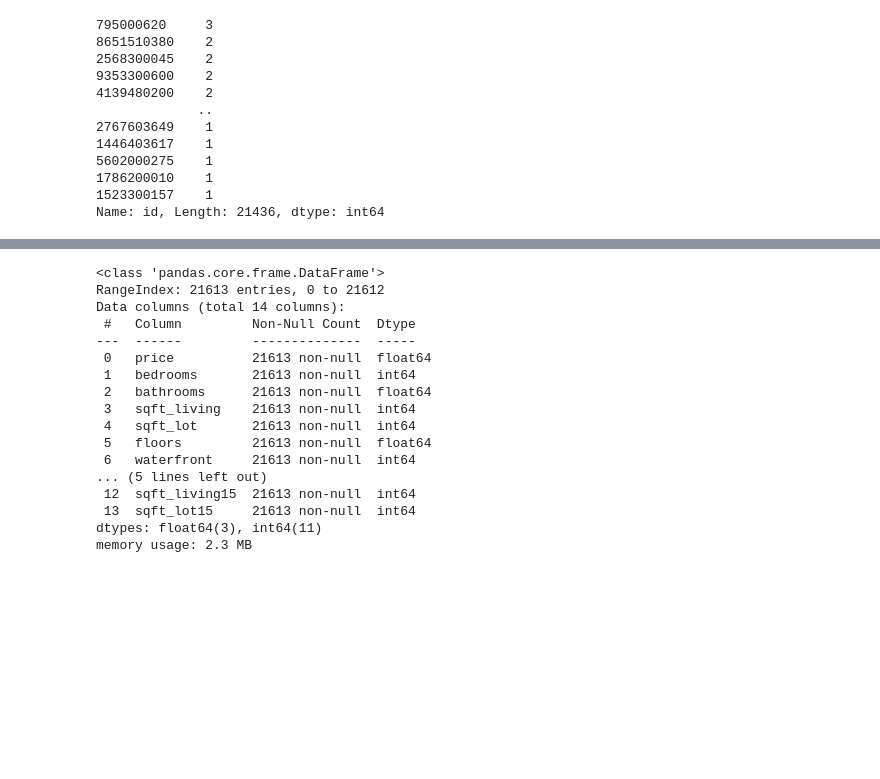
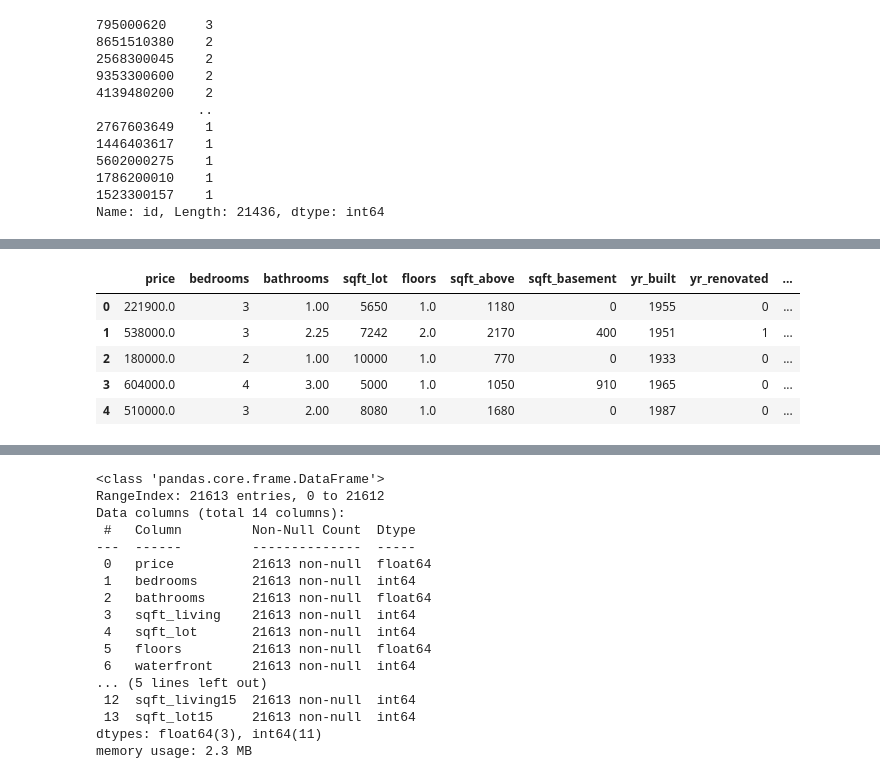
Before and after one commit to fprieto8111/MidTermProject, a Jupyter notebook: MidTermProject.ipynb, the cells around one changed output, grey strips where cells are left out. Saved outputs shown, nothing was run; the diff lists cells and outputs as text; code cells hidden in the pictures; blank space fills up the shorter version.

```diff
--- a/MidTermProject.ipynb
+++ b/MidTermProject.ipynb
@@ -478,0 +457,10 @@ Index(['price', 'bedrooms', 'bathrooms', 'sqft_lot', 'floors', 'sqft_above',
+# %%
+reg2['yr_renovated']= np.where((reg2['yr_renovated'])>0, 1,0 )
+reg2.head()
+# %% [output]
+|  | price | bedrooms | bathrooms | sqft_lot | floors | sqft_above | sqft_basement | yr_built | yr_renovated | ... |
+| 0 | 221900.0 | 3 | 1.00 | 5650 | 1.0 | 1180 | 0 | 1955 | 0 | ... |
+| 1 | 538000.0 | 3 | 2.25 | 7242 | 2.0 | 2170 | 400 | 1951 | 1 | ... |
+| 2 | 180000.0 | 2 | 1.00 | 10000 | 1.0 | 770 | 0 | 1933 | 0 | ... |
+| 3 | 604000.0 | 4 | 3.00 | 5000 | 1.0 | 1050 | 910 | 1965 | 0 | ... |
+| 4 | 510000.0 | 3 | 2.00 | 8080 | 1.0 | 1680 | 0 | 1987 | 0 | ... |
```
Also changed, not shown: parts of 24 cells of this notebook.
